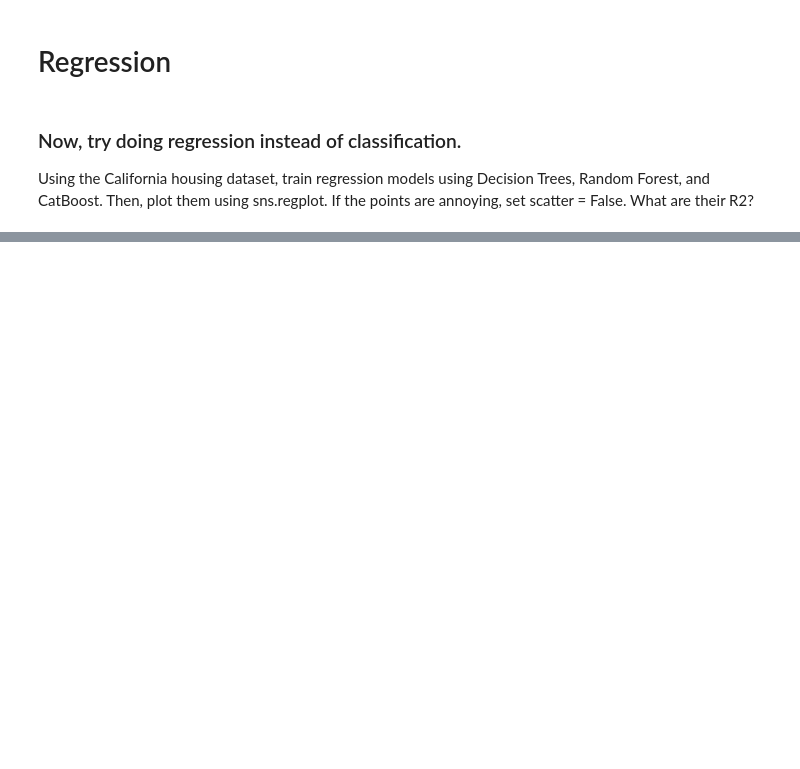
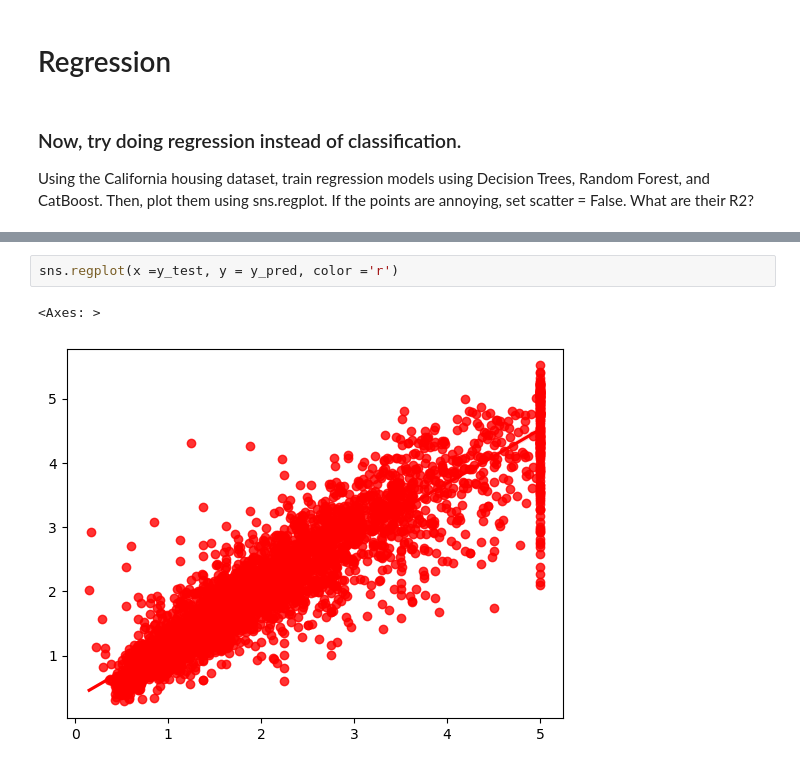
Before and after one commit to victoralexandermoreno/QSS45, a Jupyter notebook: Unit_5-Gradient-Boosting_Trees-Blank.ipynb, the cells around one changed output, grey strips where cells are left out. Drawn from its saved outputs; the diff is of its cells as text; blank space fills up the shorter version.

```diff
--- a/Unit_5-Gradient-Boosting_Trees-Blank.ipynb
+++ b/Unit_5-Gradient-Boosting_Trees-Blank.ipynb
@@ -104,0 +442,5 @@ y = data.target
+# %%
+sns.regplot(x =y_test, y = y_pred, color ='r')
+# %% [output]
+<Axes: >
+[figure, added]
```
Also changed, not shown: parts of 30 cells of this notebook, 6 other files.
